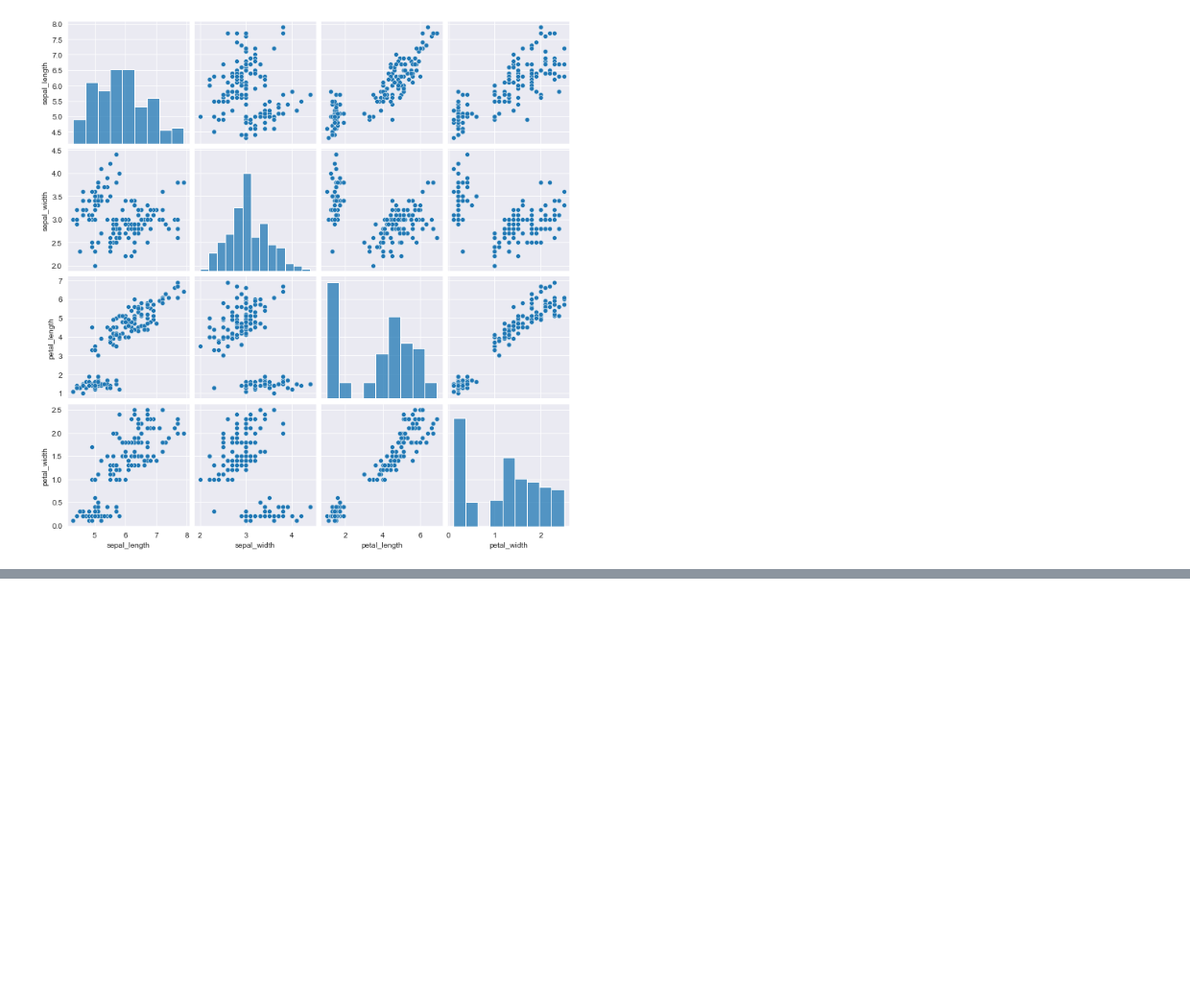
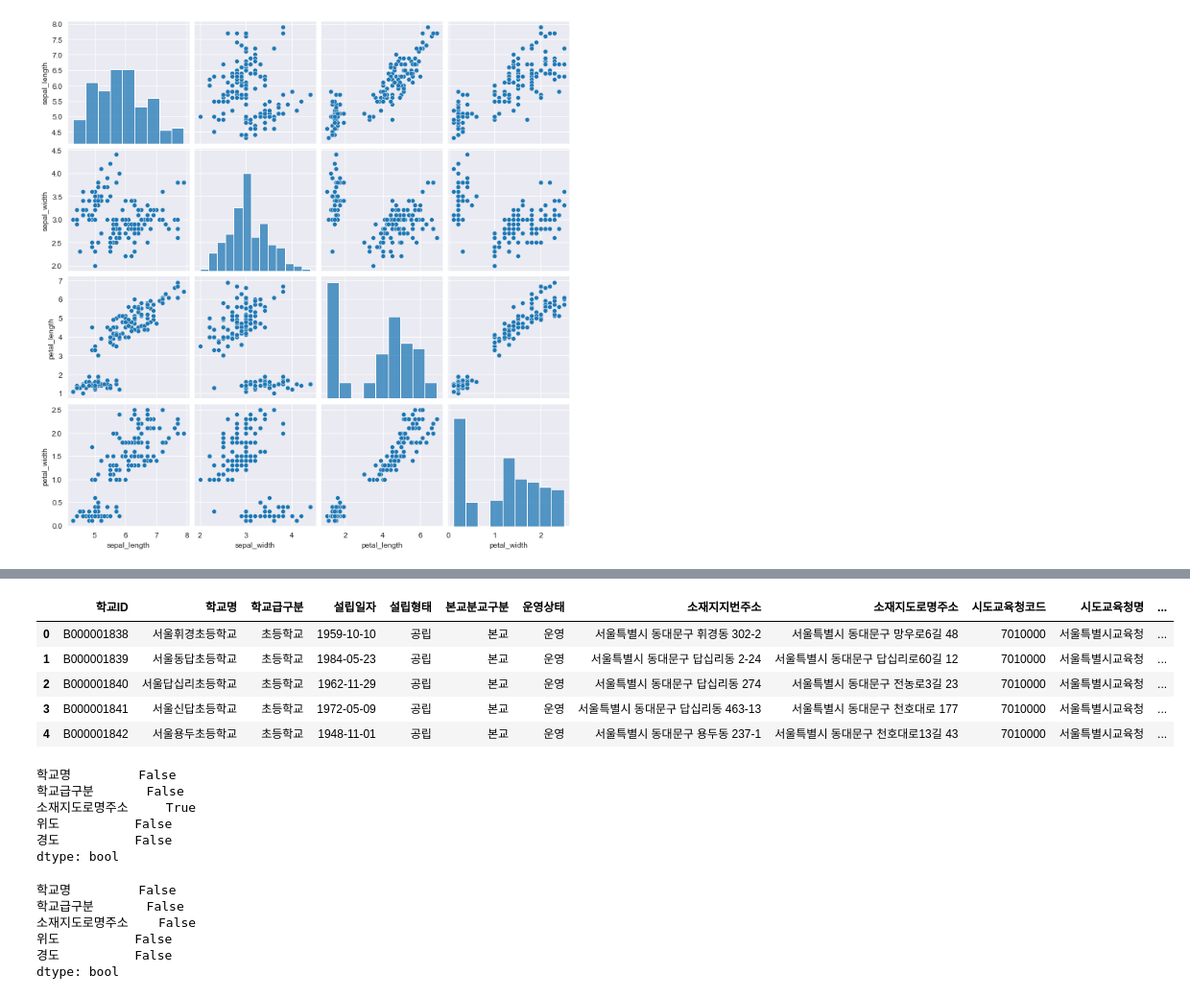
Before and after one commit to tommylee8939/TIL, a Jupyter notebook: Python/Python_data_science/pd_08; 실습.ipynb, the cells around one changed output, grey strips where cells are left out. Shown at 96% size. Drawn from its saved outputs; the diff is of its cells as text; code cells hidden in the pictures; blank space fills up the shorter version.

```diff
--- a/Python/Python_data_science/pd_08; 실습.ipynb
+++ b/Python/Python_data_science/pd_08; 실습.ipynb
@@ -287,0 +325,10 @@ sns.pairplot(iris_dataset)
+# %%
+school_df = pd.read_excel('/Users/iganghui/TIL/Python/Python_data_science/Data/elem_school_folium.xlsx')
+school_df.head()
+# %% [output]
+|  | 학교ID | 학교명 | 학교급구분 | 설립일자 | 설립형태 | 본교분교구분 | 운영상태 | 소재지지번주소 | 소재지도로명주소 | 시도교육청코드 | 시도교육청명 | ... |
+| 0 | B000001838 | 서울휘경초등학교 | 초등학교 | 1959-10-10 | 공립 | 본교 | 운영 | 서울특별시 동대문구 휘경동 302-2 | 서울특별시 동대문구 망우로6길 48 | 7010000 | 서울특별시교육청 | ... |
+| 1 | B000001839 | 서울동답초등학교 | 초등학교 | 1984-05-23 | 공립 | 본교 | 운영 | 서울특별시 동대문구 답십리동 2-24 | 서울특별시 동대문구 답십리로60길 12 | 7010000 | 서울특별시교육청 | ... |
+| 2 | B000001840 | 서울답십리초등학교 | 초등학교 | 1962-11-29 | 공립 | 본교 | 운영 | 서울특별시 동대문구 답십리동 274 | 서울특별시 동대문구 전농로3길 23 | 7010000 | 서울특별시교육청 | ... |
+| 3 | B000001841 | 서울신답초등학교 | 초등학교 | 1972-05-09 | 공립 | 본교 | 운영 | 서울특별시 동대문구 답십리동 463-13 | 서울특별시 동대문구 천호대로 177 | 7010000 | 서울특별시교육청 | ... |
+| 4 | B000001842 | 서울용두초등학교 | 초등학교 | 1948-11-01 | 공립 | 본교 | 운영 | 서울특별시 동대문구 용두동 237-1 | 서울특별시 동대문구 천호대로13길 43 | 7010000 | 서울특별시교육청 | ... |
@@ -287,0 +340,19 @@ sns.pairplot(iris_dataset)
+# %%
+school_df.isna().any()
+# %% [output]
+학교명         False
+학교급구분       False
+소재지도로명주소     True
+위도          False
+경도          False
+dtype: bool
+# %%
+school_df.dropna(axis=0,inplace=True)
+school_df.isna().any()
+# %% [output]
+학교명         False
+학교급구분       False
+소재지도로명주소    False
+위도          False
+경도          False
+dtype: bool
```
Also changed, not shown: parts of 15 cells of this notebook, 11 other files.
